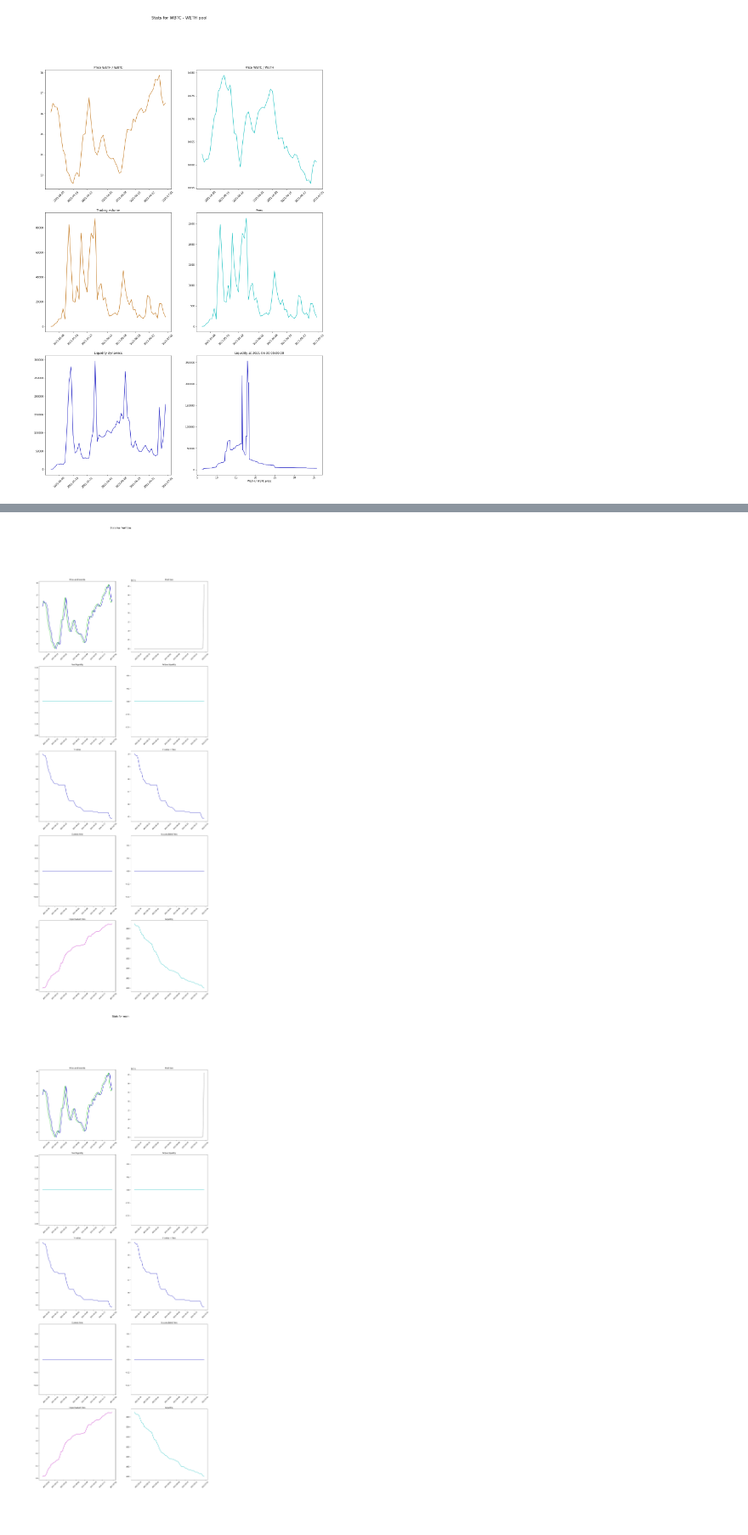
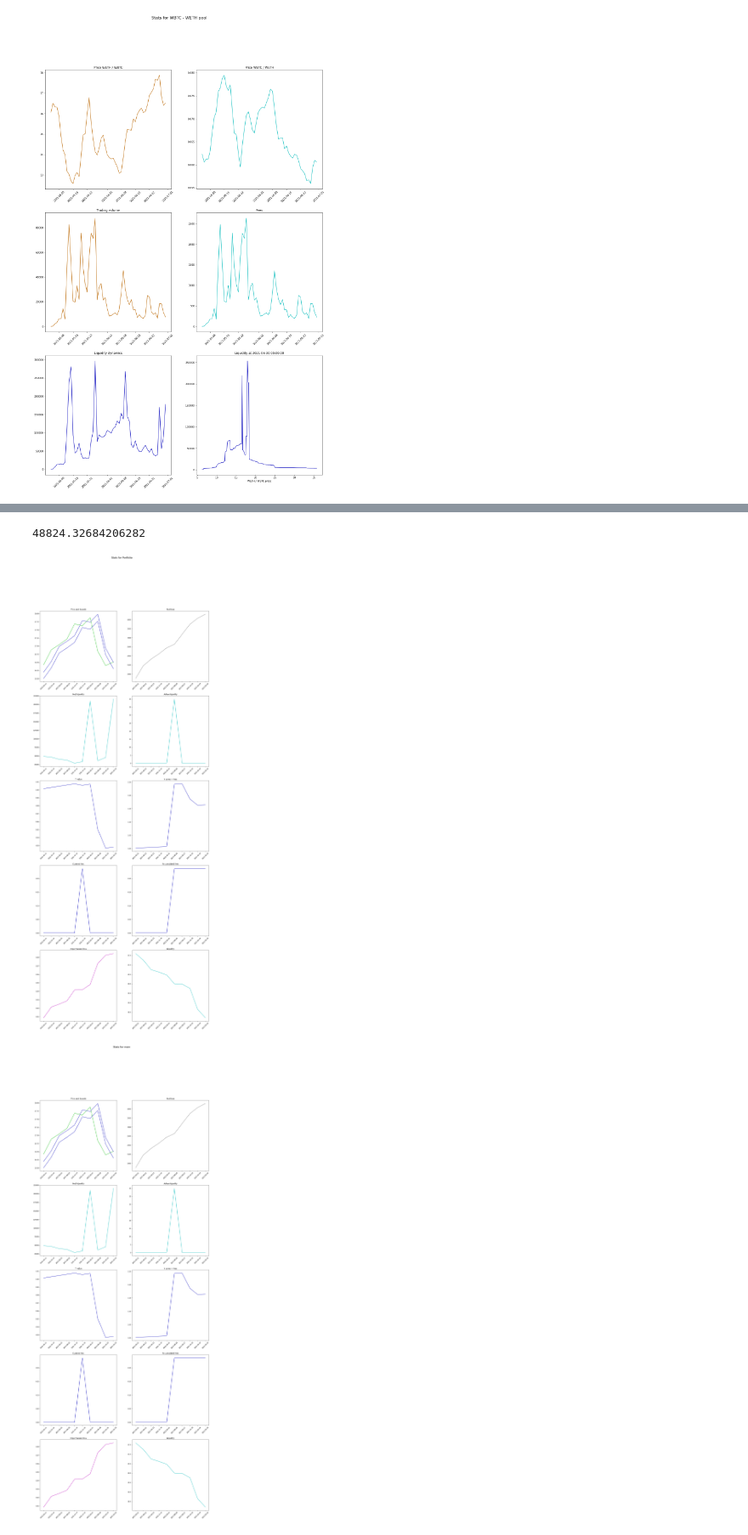
Before and after one commit to mellow-finance/mellow-strategy-sdk, a Jupyter notebook: examples/data.ipynb, the cells around one changed output, grey strips where cells are left out. Shown at 85% size. Cells and saved outputs as stored; diff of their text form; code cells hidden in the pictures; blank space fills up the shorter version.

```diff
--- a/examples/data.ipynb
+++ b/examples/data.ipynb
@@ -66,20 +66,24 @@ class RebalanceStrategy(AbstractStrategy):
         pool_data: PoolData,
     ):
         if not self.portfolio.position("main"):
-            self.portfolio.add_position(Position(id="main", a = c / 1.0001, b = c * 1.0001))
+            self.portfolio.add_position(Position(id="main", a = c / 1.0001 ** 60, b = c * 1.0001 ** 60))
             pos = self.portfolio.position("main")
             pos.deposit(c, 1)
         else:
             pos = self.portfolio.position("main")
-            pos.set_a(c / 1.0001, c)
-            pos.set_b(c * 1.0001, c)
-
+            pos.set_a(c / 1.0001 ** 60, c)
+            pos.set_b(c * 1.0001 ** 60, c)
+# display(raw.mints)
 from time import time
 t = time()
 backtest = Backtest(RebalanceStrategy())
-backtest.run(p)
-print(time() - t)
+data = p["2021-06-20":"2021-06-30"]
+
+# data = p
+backtest.run(data)
+# print(time() - t)
 backtest.plot(20, 50)
-i = p.data.index[0]
-p.data.loc[i]
+display(data.data)
+
+data.liquidity(datetime(2021,6,21), 16.428194346603096)
 # %% [output]
@@ -95,2 +114,3 @@ Name: 2021-05-04 00:00:00, dtype: float64
+48824.32684206282
-[figure, old version]
+[figure, new version]
-[figure, old version]
+[figure, new version]
```
Also changed, not shown: parts of 2 cells of this notebook, 3 other files.
